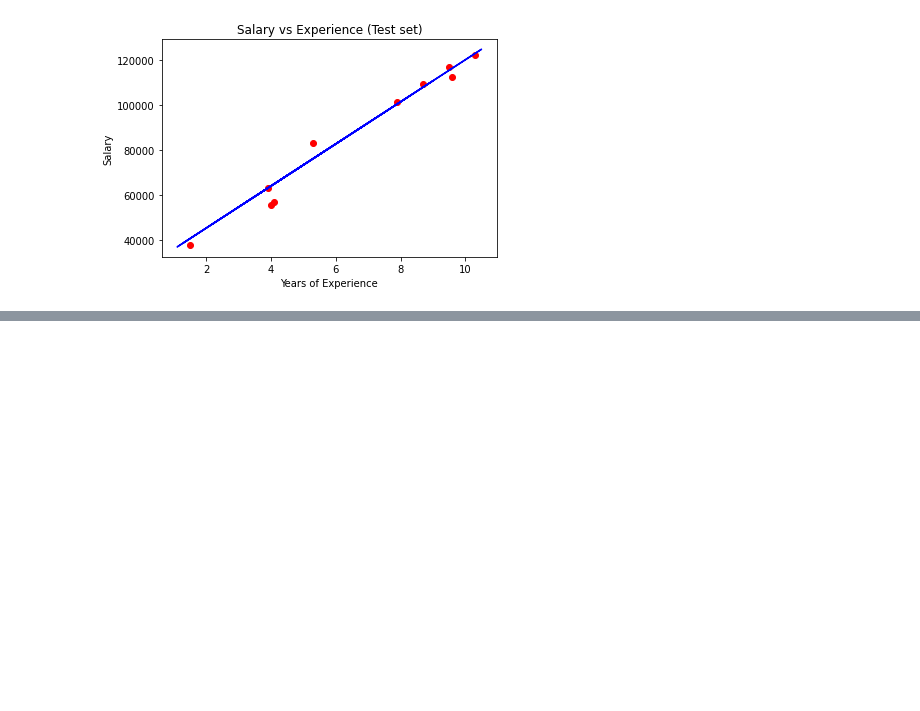
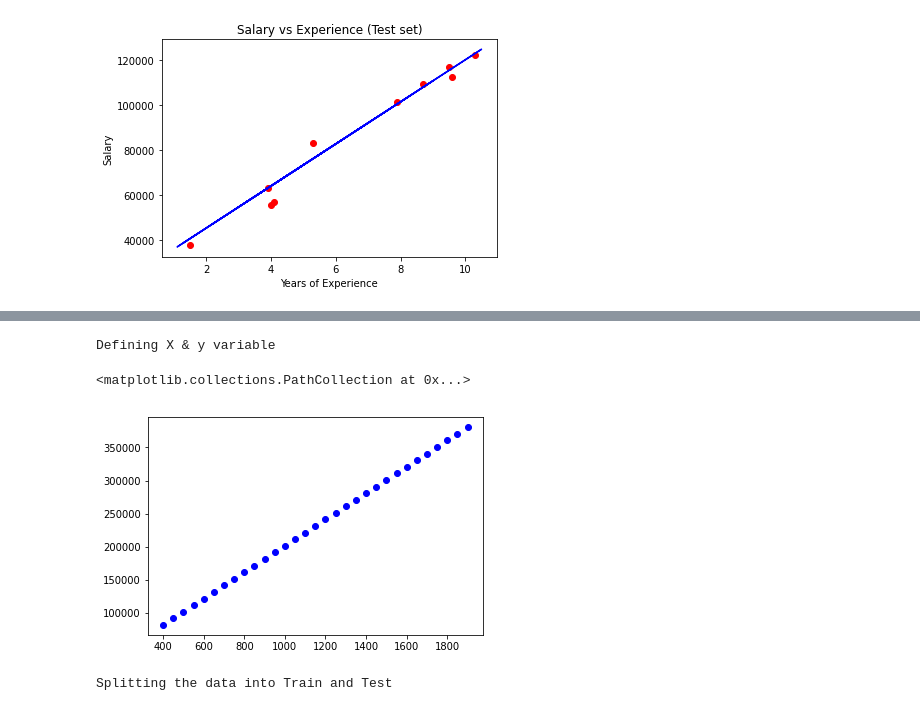
Before and after one commit to AlyaArchana/PROJECT-FILES, a Jupyter notebook: simple_linear_regression_ML.ipynb, the cells around one changed output, grey strips where cells are left out. Cells and saved outputs as stored; diff of their text form; code cells hidden in the pictures; blank space fills up the shorter version.

```diff
--- a/simple_linear_regression_ML.ipynb
+++ b/simple_linear_regression_ML.ipynb
@@ -109,0 +131,5 @@ plt.show()
+# %%
+file = r'/gdrive/My Drive/Colab Notebooks/datafiles/Regression-AreaPrice.csv'
+df = pd.read_csv(file)
+
+print(df)
@@ -109,0 +154,16 @@ plt.show()
+# %%
+print('Defining X & y variable')
+X = df['Area']
+y = df['Price']
+# %% [output]
+Defining X & y variable
+# %%
+plt.scatter(X,y, color='blue')
+# %% [output]
+<matplotlib.collections.PathCollection at 0x...>
+[figure, added]
+# %%
+print('Splitting the data into Train and Test')
+X_train, X_test, y_train, y_test = train_test_split(X,y,random_state=0)
+# %% [output]
+Splitting the data into Train and Test
```
Also changed, not shown: parts of 12 cells of this notebook.
